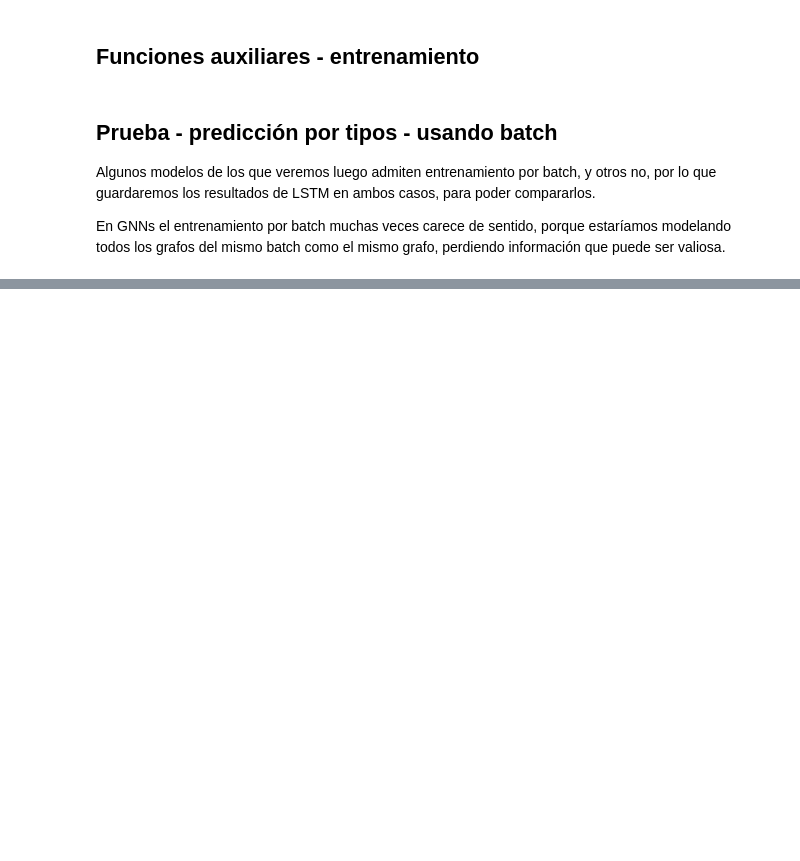
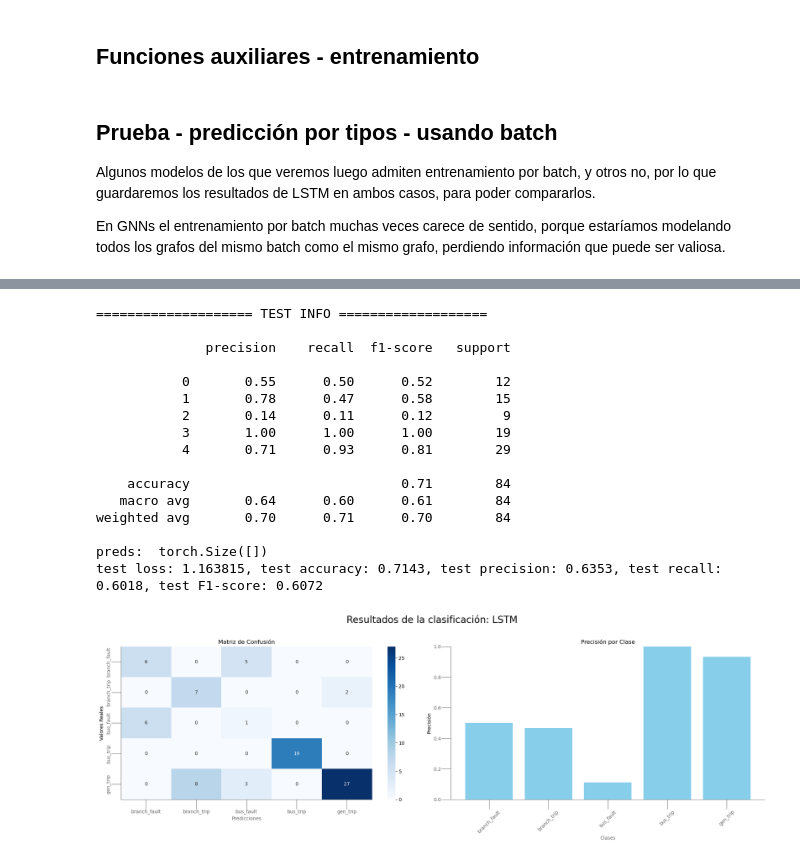
Before and after one commit to maaguado/GNNs_PowerGraph, a Jupyter notebook: TFM/clasificacion/lstm.ipynb, the cells around one changed output, grey strips where cells are left out. Saved outputs shown, nothing was run; the diff lists cells and outputs as text; code cells hidden in the pictures; blank space fills up the shorter version.

```diff
--- a/TFM/clasificacion/lstm.ipynb
+++ b/TFM/clasificacion/lstm.ipynb
@@ -136,0 +399,27 @@ test loss: 1.204880, test accuracy: 0.7024, test precision: 0.5542, test recall:
+# %%
+
+
+param_grid = {
+    "hidden_size": [50, 100, 150],
+    "n_layers": [1, 2, 3]
+}
+
+dataloader_params = {
+    "batch_size": 32,
+    "data_split_ratio": [0.7, 0.15, 0.15],
+    "seed": 42,
+    "keep_same": True,
+    "use_batch": False
+}
+
+num_early_stop = 10
+num_epochs = 100
+problem = "clasificacion"
+
+mejor_trainer, mejores_parametros, mejores_resultados, resultados_df = entrenar_y_evaluar_modelos(
+    param_grid,
+    dataset_full,
+    dataloader_params,
+    num_early_stop,
+    num_epochs,
+    problem, "LSTM_NOBATCH",target_names)
@@ -136,0 +596,21 @@ test loss: 1.204880, test accuracy: 0.7024, test precision: 0.5542, test recall:
+# %%
+test_acc, test_precision, test_recall, test_f1, test_loss, preds, real = mejor_trainer.test()
+plot_clasificacion(real, preds, target_names, "LSTM")
+# %% [output]
+==================== TEST INFO ===================
+
+              precision    recall  f1-score   support
+
+           0       0.55      0.50      0.52        12
+           1       0.78      0.47      0.58        15
+           2       0.14      0.11      0.12         9
+           3       1.00      1.00      1.00        19
+           4       0.71      0.93      0.81        29
+
+    accuracy                           0.71        84
+   macro avg       0.64      0.60      0.61        84
+weighted avg       0.70      0.71      0.70        84
+
+preds:  torch.Size([])
+test loss: 1.163815, test accuracy: 0.7143, test precision: 0.6353, test recall: 0.6018, test F1-score: 0.6072
+[figure, added]
```
Also changed, not shown: parts of 13 cells of this notebook, 7 other files.
